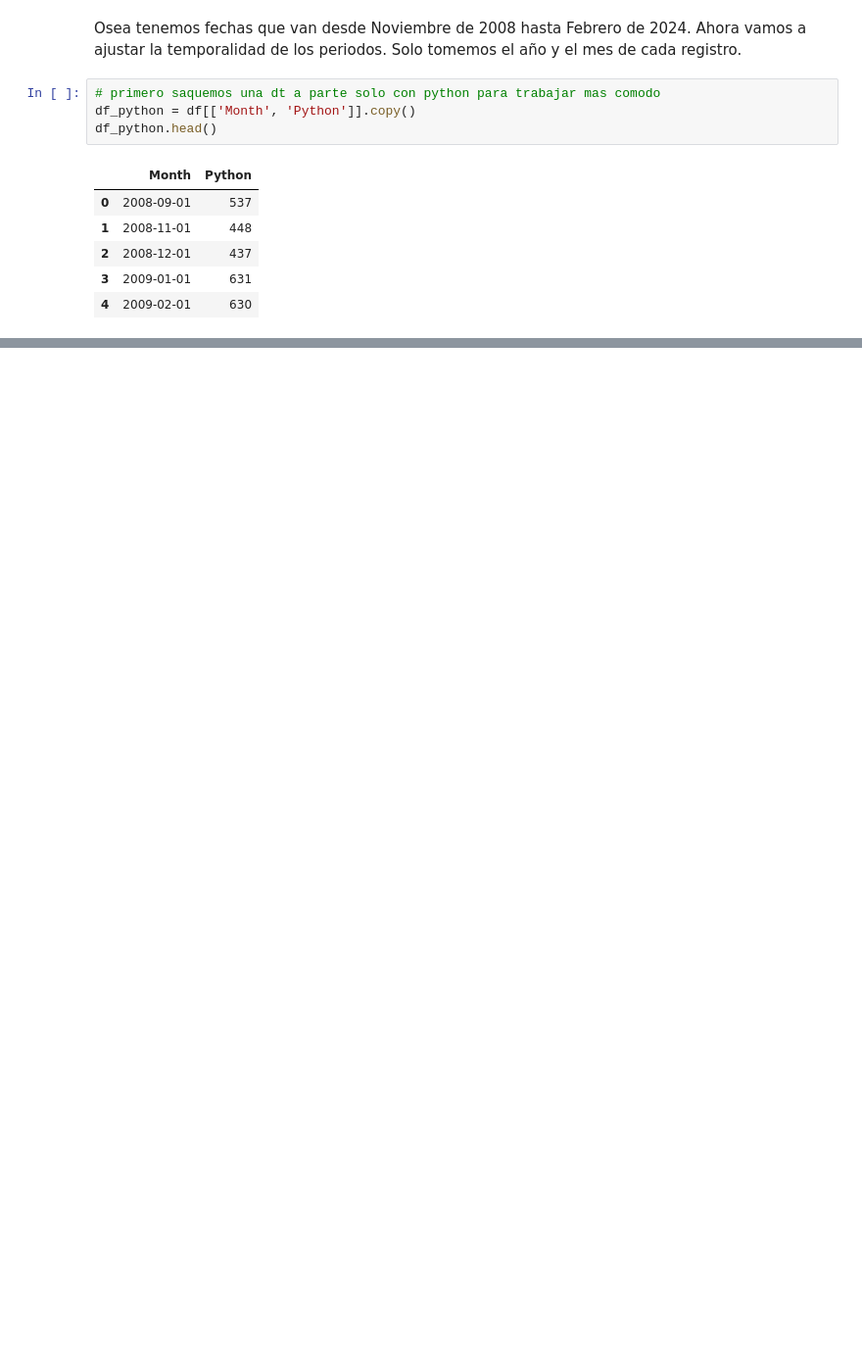
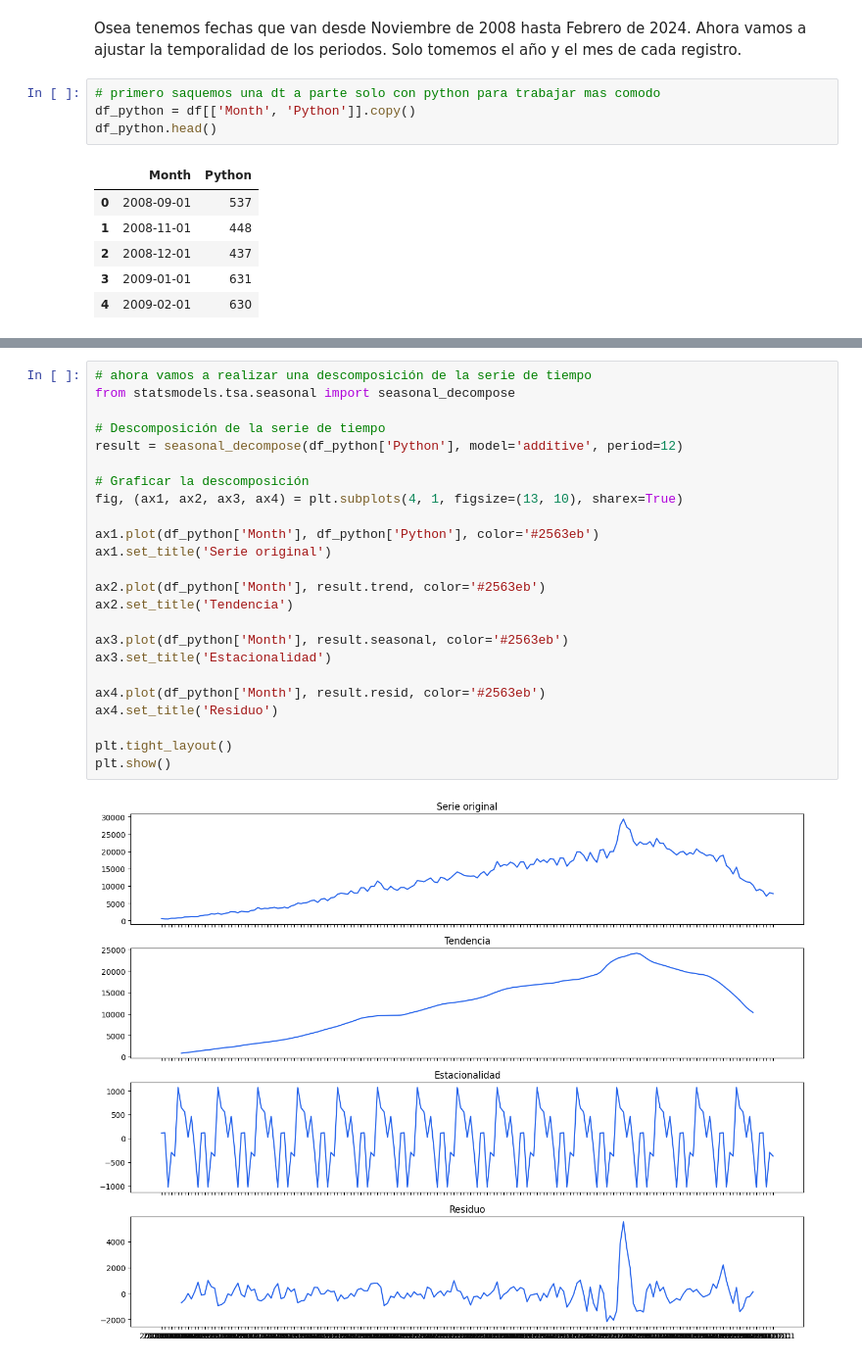
Before and after one commit to AlexSG29/Modelos_Econometricos, a Jupyter notebook: segunda clase/taller.ipynb, the cells around one changed output, grey strips where cells are left out. Shown at 98% size. Saved outputs shown, nothing was run; the diff lists cells and outputs as text; blank space fills up the shorter version.

```diff
--- a/segunda clase/taller.ipynb
+++ b/segunda clase/taller.ipynb
@@ -94,0 +84,26 @@ plt.show()
+# %%
+# ahora vamos a realizar una descomposición de la serie de tiempo
+from statsmodels.tsa.seasonal import seasonal_decompose
+
+# Descomposición de la serie de tiempo
+result = seasonal_decompose(df_python['Python'], model='additive', period=12)
+
+# Graficar la descomposición
+fig, (ax1, ax2, ax3, ax4) = plt.subplots(4, 1, figsize=(13, 10), sharex=True)
+
+ax1.plot(df_python['Month'], df_python['Python'], color='#2563eb')
+ax1.set_title('Serie original')
+
+ax2.plot(df_python['Month'], result.trend, color='#2563eb')
+ax2.set_title('Tendencia')
+
+ax3.plot(df_python['Month'], result.seasonal, color='#2563eb')
+ax3.set_title('Estacionalidad')
+
+ax4.plot(df_python['Month'], result.resid, color='#2563eb')
+ax4.set_title('Residuo')
+
+plt.tight_layout()
+plt.show()
+# %% [output]
+[figure, added]
```
Also changed, not shown: parts of 13 cells of this notebook.
